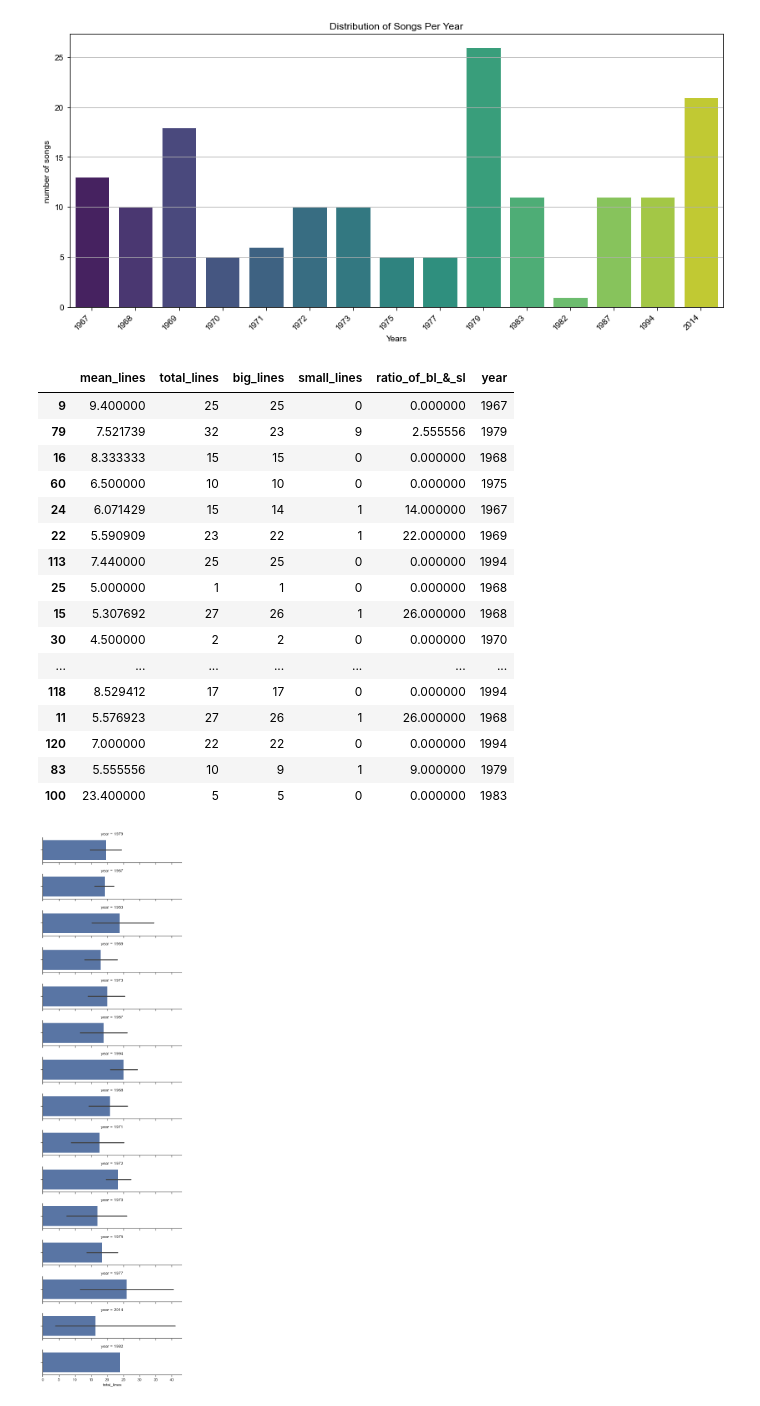
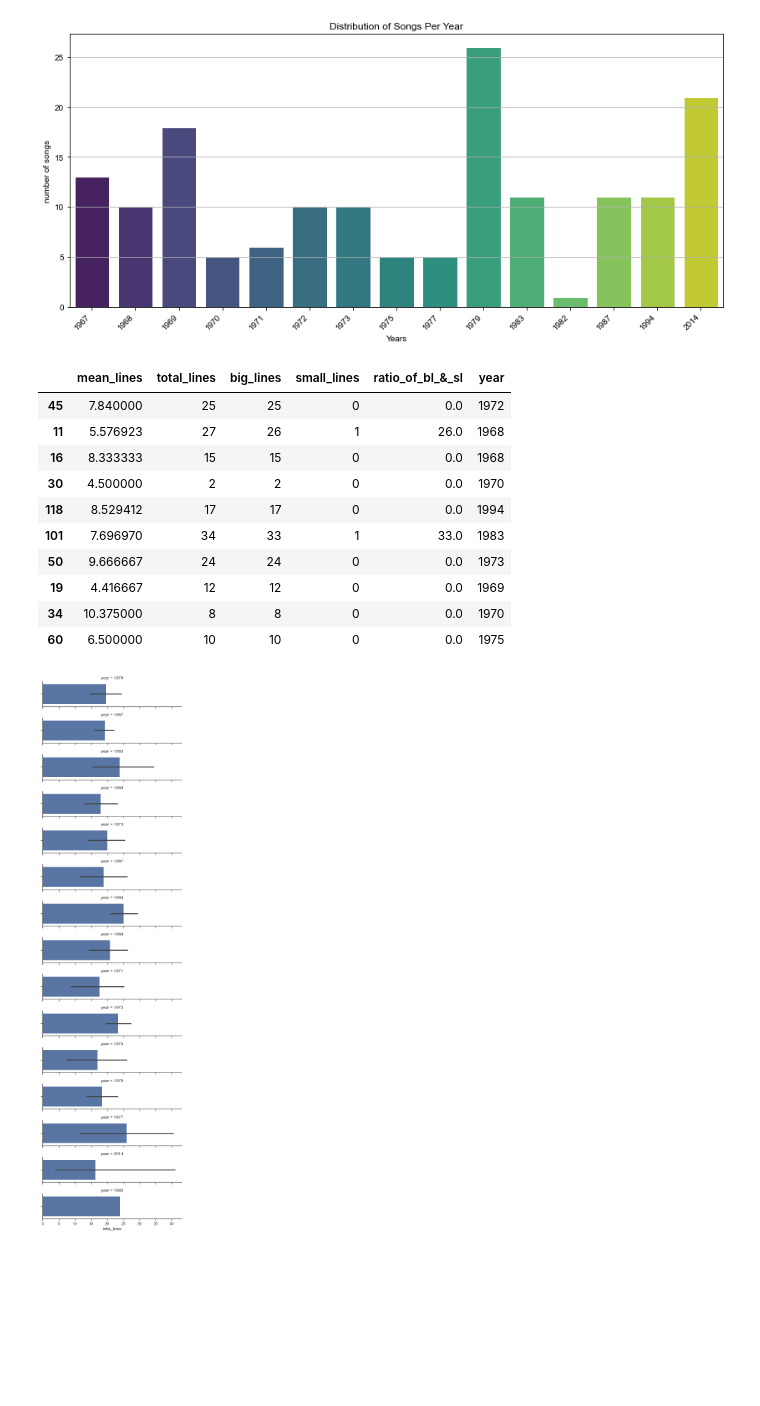
Before and after one commit to kelvinpurdom/PinkFloydLyrics, a Jupyter notebook: notebooks/PinkFloyd.ipynb, the cells around one changed output. Saved outputs shown, nothing was run; the diff lists cells and outputs as text; code cells hidden in the pictures; blank space fills up the shorter version.

```diff
--- a/notebooks/PinkFloyd.ipynb
+++ b/notebooks/PinkFloyd.ipynb
@@ -93,50 +93,44 @@ def count_lines(text):
         res = re.findall("[a-zA-Z’]+", i)
         if res:
             p+=1
         if len(res)>2:
             k+=1
             count+=len(res)
     if k!=0:
         mean = count/k
     else:
         mean = 2
     total = p
     big_lines = k
     small_lines = (p-k)
 
     return mean,total,big_lines,small_lines
 
 cl = []
 for j in range(0,len(df)):
     if type(df.lyrics.iloc[j])==str :
         m,t,bl,sl = count_lines(df.lyrics.iloc[j])
         year = int(df.year.iloc[j])
         if sl!=0:
             l = [m,t,bl,sl,bl/sl,year]
         else:
             l = [m,t,bl,sl,0,year]
         cl.append(l)
 
 df_countlines = pd.DataFrame(cl,columns=['mean_lines','total_lines','big_lines','small_lines','ratio_of_bl_&_sl','year'])
-df_countlines.sample(30)
+df_countlines.sample(10)
 # %% [output]
 |  | mean_lines | total_lines | big_lines | small_lines | ratio_of_bl_&_sl | year |
-| 9 | 9.400000 | 25 | 25 | 0 | 0.000000 | 1967 |
-| 79 | 7.521739 | 32 | 23 | 9 | 2.555556 | 1979 |
-| 16 | 8.333333 | 15 | 15 | 0 | 0.000000 | 1968 |
-| 60 | 6.500000 | 10 | 10 | 0 | 0.000000 | 1975 |
-| 24 | 6.071429 | 15 | 14 | 1 | 14.000000 | 1967 |
-| 22 | 5.590909 | 23 | 22 | 1 | 22.000000 | 1969 |
-| 113 | 7.440000 | 25 | 25 | 0 | 0.000000 | 1994 |
-| 25 | 5.000000 | 1 | 1 | 0 | 0.000000 | 1968 |
-| 15 | 5.307692 | 27 | 26 | 1 | 26.000000 | 1968 |
-| 30 | 4.500000 | 2 | 2 | 0 | 0.000000 | 1970 |
-| ... | ... | ... | ... | ... | ... | ... |
-| 118 | 8.529412 | 17 | 17 | 0 | 0.000000 | 1994 |
-| 11 | 5.576923 | 27 | 26 | 1 | 26.000000 | 1968 |
-| 120 | 7.000000 | 22 | 22 | 0 | 0.000000 | 1994 |
-| 83 | 5.555556 | 10 | 9 | 1 | 9.000000 | 1979 |
-| 100 | 23.400000 | 5 | 5 | 0 | 0.000000 | 1983 |
+| 45 | 7.840000 | 25 | 25 | 0 | 0.0 | 1972 |
+| 11 | 5.576923 | 27 | 26 | 1 | 26.0 | 1968 |
+| 16 | 8.333333 | 15 | 15 | 0 | 0.0 | 1968 |
+| 30 | 4.500000 | 2 | 2 | 0 | 0.0 | 1970 |
+| 118 | 8.529412 | 17 | 17 | 0 | 0.0 | 1994 |
+| 101 | 7.696970 | 34 | 33 | 1 | 33.0 | 1983 |
+| 50 | 9.666667 | 24 | 24 | 0 | 0.0 | 1973 |
+| 19 | 4.416667 | 12 | 12 | 0 | 0.0 | 1969 |
+| 34 | 10.375000 | 8 | 8 | 0 | 0.0 | 1970 |
+| 60 | 6.500000 | 10 | 10 | 0 | 0.0 | 1975 |
 # %%
 ordered_days = df_countlines.year.value_counts().index
 g = sns.FacetGrid(df_countlines, row="year", row_order=ordered_days,
```
